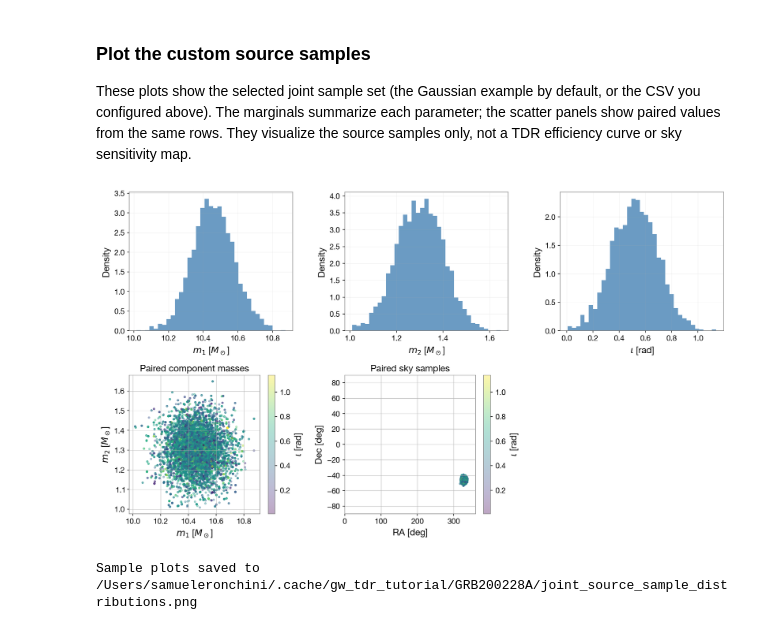
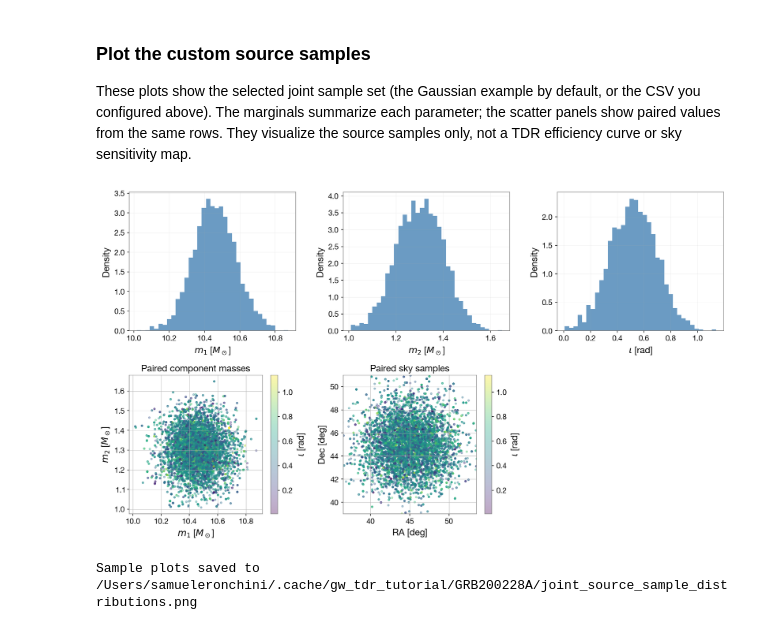
Before and after one commit to samueleronchini/acme_tutorials, a Jupyter notebook: tdr/02_tdr_priors.ipynb, the cells around one changed output. Saved outputs shown, nothing was run; the diff lists cells and outputs as text; code cells hidden in the pictures.

```diff
--- a/tdr/02_tdr_priors.ipynb
+++ b/tdr/02_tdr_priors.ipynb
@@ -274,6 +293,11 @@ The CLI and the following `compute_range` call use exactly one interval: $IOTA\_
 For each reference injection, `compute_range` rescales detector SNR using PyCBC effective distances at the source and reference locations, combines detector contributions in quadrature, samples the selected inclination prior, and measures the fraction above threshold as distance increases. $D_{90}$ is the distance where that fraction reaches 90%. The repository's `mf` statistic is its matched-filter-like conversion from optimal SNR; it is not a measured search FAR.
 # %%
 # Translate the selected degree interval to radians and choose the requested SNR convention.
+IOTA_MIN_DEG = 10.0  # Set the single inclination prior used in this run.
+IOTA_MAX_DEG = 85.0
+if not 0 <= IOTA_MIN_DEG < IOTA_MAX_DEG <= 90:
+    raise ValueError("Choose one valid inclination interval: 0 <= IOTA_MIN_DEG < IOTA_MAX_DEG <= 90 degrees.")
+
 iota_ranges = [{
     "label": f"{IOTA_MIN_DEG:g}-{IOTA_MAX_DEG:g}",
     "iota_min": np.deg2rad(IOTA_MIN_DEG),
@@ -415,6 +439,14 @@ Start with a CSV of posterior samples with columns `m1`, `m2`, `iota_rad`, `ra_d
 Do not pass these samples to the current `compute_range` as if it already accepted them: its signature and sampler do not.
 # %%
 # Illustrative independent Gaussian marginals; these are not measured GRB posterior samples.
+# Edit the means/centers and sigmas below to choose each distribution. Masses use solar masses;
+# inclination, RA, and Dec settings use degrees. Set either sky center to None to use the GRB
+# localization center. RA_SIGMA_DEG is the east-west angular spread; DEC_SIGMA_DEG is the Dec spread.
+M1_MEAN, M1_SIGMA = 10.46, 0.12
+M2_MEAN, M2_SIGMA = 1.30, 0.10
+IOTA_MEAN_DEG, IOTA_SIGMA_DEG = 30.0, 10.0
+RA_CENTER_DEG, DEC_CENTER_DEG = 45, 45
+RA_SIGMA_DEG, DEC_SIGMA_DEG = 2.0, 2.0
 N_GAUSSIAN_SAMPLES = 5_000
 rng = np.random.default_rng(20261008)
 
@@ -430,13 +462,14 @@ def truncated_normal(mean, sigma, size, lower, upper, rng):
         filled += count
     return draws
 
-# Draw BNS component masses jointly and retain only physical mass ordering.
+# Draw component masses jointly and retain only physical mass ordering.
 m1_draws = []
 m2_draws = []
 while len(m1_draws) < N_GAUSSIAN_SAMPLES:
     batch_size = 2 * (N_GAUSSIAN_SAMPLES - len(m1_draws))
-    m1_batch = rng.normal(10.46, 0.12, batch_size)
-    m2_batch = rng.normal(1.30, 0.10, batch_size)
+    #larger mass is m1, smaller mass is m2; both are truncated to physical ranges.
+    m1_batch = rng.normal(M1_MEAN, M1_SIGMA, batch_size)
+    m2_batch = rng.normal(M2_MEAN, M2_SIGMA, batch_size)
     valid = (
         (m1_batch >= 1.0) & (m1_batch <= 25.0)
         & (m2_batch >= 1.0) & (m2_batch <= 2.0)
@@ -449,12 +482,15 @@ m2_draws = np.asarray(m2_draws[:N_GAUSSIAN_SAMPLES])
 
 # Draw component masses, sky position, and inclination within their chosen supports.
 # Center the sky prior on the circular mean of the GRB localization samples.
-ra_center = np.arctan2(np.mean(np.sin(ra_samples)), np.mean(np.cos(ra_samples))) % (2 * np.pi)
-dec_center = float(np.mean(dec_samples))
-ra_sigma = np.deg2rad(2.0) / max(abs(np.cos(dec_center)), 0.1)  # local tangent-plane approximation
+ra_center = (
+    np.arctan2(np.mean(np.sin(ra_samples)), np.mean(np.cos(ra_samples))) % (2 * np.pi)
+    if RA_CENTER_DEG is None else np.deg2rad(RA_CENTER_DEG) % (2 * np.pi)
+)
+dec_center = float(np.mean(dec_samples)) if DEC_CENTER_DEG is None else np.deg2rad(DEC_CENTER_DEG)
+ra_sigma = np.deg2rad(RA_SIGMA_DEG) / max(abs(np.cos(dec_center)), 0.1)  # convert east-west spread to RA-coordinate spread
 ra_draws = (ra_center + rng.normal(0.0, ra_sigma, N_GAUSSIAN_SAMPLES)) % (2 * np.pi)
-dec_draws = truncated_normal(dec_center, np.deg2rad(2.0), N_GAUSSIAN_SAMPLES, -np.pi / 2, np.pi / 2, rng)
-iota_draws = truncated_normal(np.deg2rad(30.0), np.deg2rad(10.0), N_GAUSSIAN_SAMPLES, 0.0, np.pi / 2, rng)
+dec_draws = truncated_normal(dec_center, np.deg2rad(DEC_SIGMA_DEG), N_GAUSSIAN_SAMPLES, -np.pi / 2, np.pi / 2, rng)
+iota_draws = truncated_normal(np.deg2rad(IOTA_MEAN_DEG), np.deg2rad(IOTA_SIGMA_DEG), N_GAUSSIAN_SAMPLES, 0.0, np.pi / 2, rng)
 
 # Save the source tuples and inspect their one-dimensional distributions.
 gaussian_samples = pd.DataFrame({
@@ -538,36 +574,41 @@ else:
         axes[0],
         ("m1", "m2", "iota_rad"),
         (r"$m_1$ [$M_\odot$]", r"$m_2$ [$M_\odot$]", r"$\iota$ [rad]"),
     ):
         ax.hist(joint_draws[column], bins=35, density=True, color="steelblue", alpha=0.8)
         ax.set_xlabel(label)
         ax.set_ylabel("Density")
         ax.grid(alpha=0.2)
 
     mass_scatter = axes[1, 0].scatter(
         joint_draws["m1"], joint_draws["m2"], c=joint_draws["iota_rad"],
         s=8, alpha=0.35, cmap="viridis",
     )
     axes[1, 0].set(xlabel=r"$m_1$ [$M_\odot$]", ylabel=r"$m_2$ [$M_\odot$]", title="Paired component masses")
     fig.colorbar(mass_scatter, ax=axes[1, 0], label=r"$\iota$ [rad]")
 
     sky_scatter = axes[1, 1].scatter(
         joint_draws["ra_deg"], joint_draws["dec_deg"], c=joint_draws["iota_rad"],
         s=8, alpha=0.35, cmap="viridis",
     )
     axes[1, 1].set(xlabel="RA [deg]", ylabel="Dec [deg]", title="Paired sky samples")
-    axes[1, 1].set_xlim(0, 360)
-    axes[1, 1].set_ylim(-90, 90)
+    # Zoom to a 3-sigma window around the configured Gaussian sky center.
+    ra_center_deg = np.rad2deg(ra_center)
+    dec_center_deg = np.rad2deg(dec_center)
+    ra_half_width_deg = 3 * np.rad2deg(ra_sigma)
+    dec_half_width_deg = 3 * DEC_SIGMA_DEG
+    axes[1, 1].set_xlim(ra_center_deg - ra_half_width_deg, ra_center_deg + ra_half_width_deg)
+    axes[1, 1].set_ylim(dec_center_deg - dec_half_width_deg, dec_center_deg + dec_half_width_deg)
     fig.colorbar(sky_scatter, ax=axes[1, 1], label=r"$\iota$ [rad]")
     axes[1, 2].axis("off")
     fig.tight_layout()
     joint_plot_path = OUTPUT_ROOT / "joint_source_sample_distributions.png"
     fig.savefig(joint_plot_path, dpi=150, bbox_inches="tight")
     plt.close(fig)
     display(Image(filename=str(joint_plot_path)))
     print(f"Sample plots saved to {joint_plot_path}")
 # %% [output]
-[figure, old version]
+[figure, new version]
 Sample plots saved to /Users/samueleronchini/.cache/gw_tdr_tutorial/GRB200228A/joint_source_sample_distributions.png
 # %% [markdown]
 ### Inclination-grid marginalization of efficiency and TDR map
```
Also changed, not shown: parts of 14 cells of this notebook.
